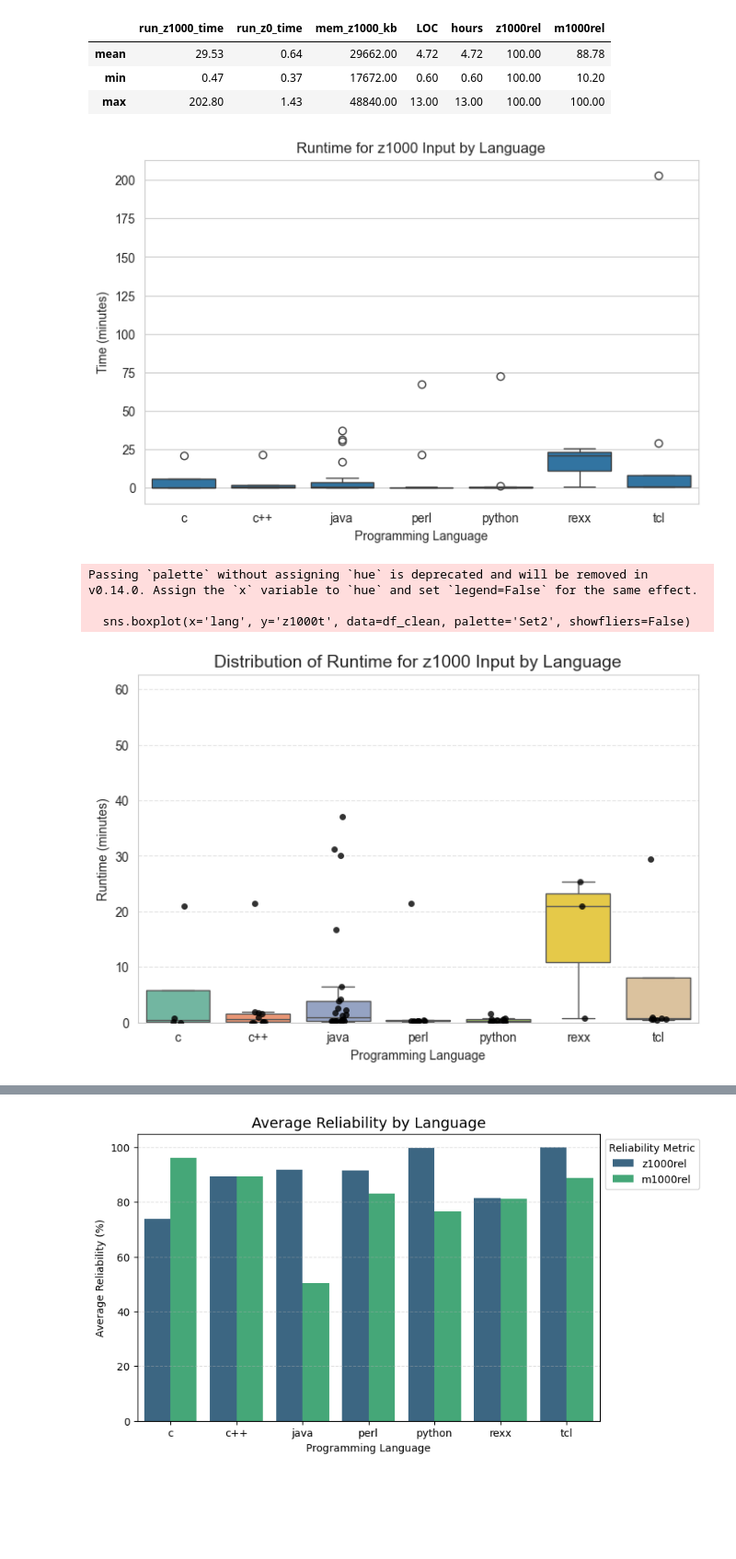
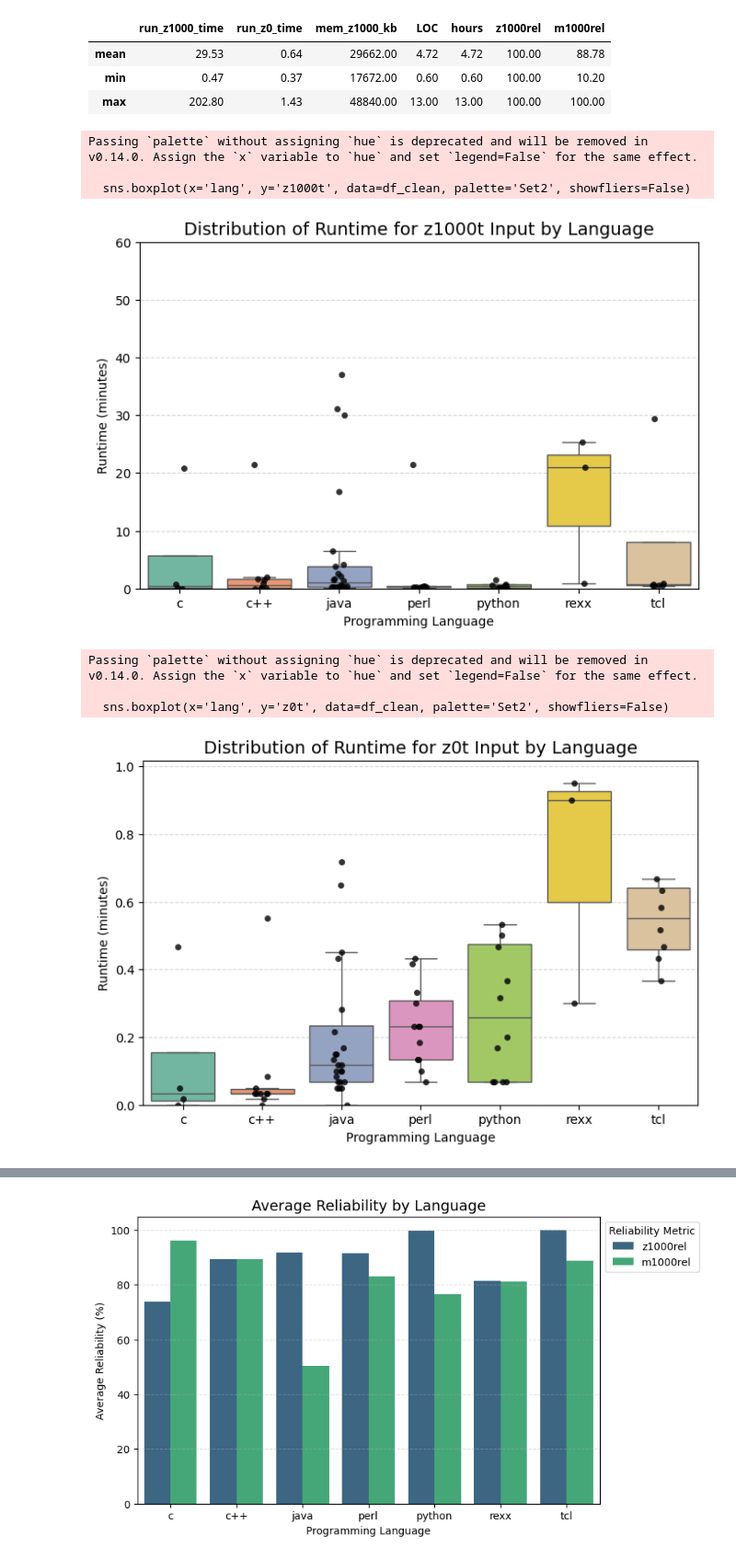
Before and after one commit to Beansak/Forskningsmetodik_assignment3, a Jupyter notebook: analysis.ipynb, the cells around one changed output, grey strips where cells are left out. Shown at 92% size. Saved outputs shown, nothing was run; the diff lists cells and outputs as text; code cells hidden in the pictures; blank space fills up the shorter version.

```diff
--- a/analysis.ipynb
+++ b/analysis.ipynb
@@ -288,37 +288,51 @@ Count: 8
 # %%
 import seaborn as sns
 import matplotlib.pyplot as plt
-
-plt.figure(figsize=(8, 5))
-sns.boxplot(x='lang', y='z1000t', data=df_clean)
-plt.title('Runtime for z1000 Input by Language')
-plt.ylabel('Time (minutes)')
-plt.xlabel('Programming Language')
-plt.show()
-
 
 plt.figure(figsize=(8, 5))
 sns.boxplot(x='lang', y='z1000t', data=df_clean, palette='Set2', showfliers=False)
 sns.stripplot(x='lang', y='z1000t', data=df_clean, color='black', alpha=0.8, jitter=True)
 
 mean_runtime = df_clean['z1000t'].mean()
 std_runtime = df_clean['z1000t'].std()
 
 upper_limit = mean_runtime + 2 * std_runtime
 
-plt.title('Distribution of Runtime for z1000 Input by Language', fontsize=14)
+plt.title('Distribution of Runtime for z1000t Input by Language', fontsize=14)
+plt.ylabel('Runtime (minutes)')
+plt.xlabel('Programming Language')
+plt.ylim(0, 60)
+plt.grid(axis='y', linestyle='--', alpha=0.5)
+
+plt.show()
+
+
+
+plt.figure(figsize=(8, 5))
+sns.boxplot(x='lang', y='z0t', data=df_clean, palette='Set2', showfliers=False)
+sns.stripplot(x='lang', y='z0t', data=df_clean, color='black', alpha=0.8, jitter=True)
+
+mean_runtime = df_clean['z0t'].mean()
+std_runtime = df_clean['z0t'].std()
+
+upper_limit = mean_runtime + 2 * std_runtime
+
+plt.title('Distribution of Runtime for z0t Input by Language', fontsize=14)
 plt.ylabel('Runtime (minutes)')
 plt.xlabel('Programming Language')
 plt.ylim(0, upper_limit)
 plt.grid(axis='y', linestyle='--', alpha=0.5)
 
 plt.show()
 # %% [output]
+Passing `palette` without assigning `hue` is deprecated and will be removed in v0.14.0. Assign the `x` variable to `hue` and set `legend=False` for the same effect.
+
+  sns.boxplot(x='lang', y='z1000t', data=df_clean, palette='Set2', showfliers=False)
-[figure, old version]
+[figure, new version]
-Passing `palette` without assigning `hue` is deprecated and will be removed in v0.14.0. Assign the `x` variable to `hue` and set `legend=False` for the same effect.
-
-  sns.boxplot(x='lang', y='z1000t', data=df_clean, palette='Set2', showfliers=False)
+Passing `palette` without assigning `hue` is deprecated and will be removed in v0.14.0. Assign the `x` variable to `hue` and set `legend=False` for the same effect.
+
+  sns.boxplot(x='lang', y='z0t', data=df_clean, palette='Set2', showfliers=False)
-[figure, old version]
+[figure, new version]
 # %%
 import matplotlib.pyplot as plt
 import seaborn as sns
```
Also changed, not shown: parts of 3 cells of this notebook.
